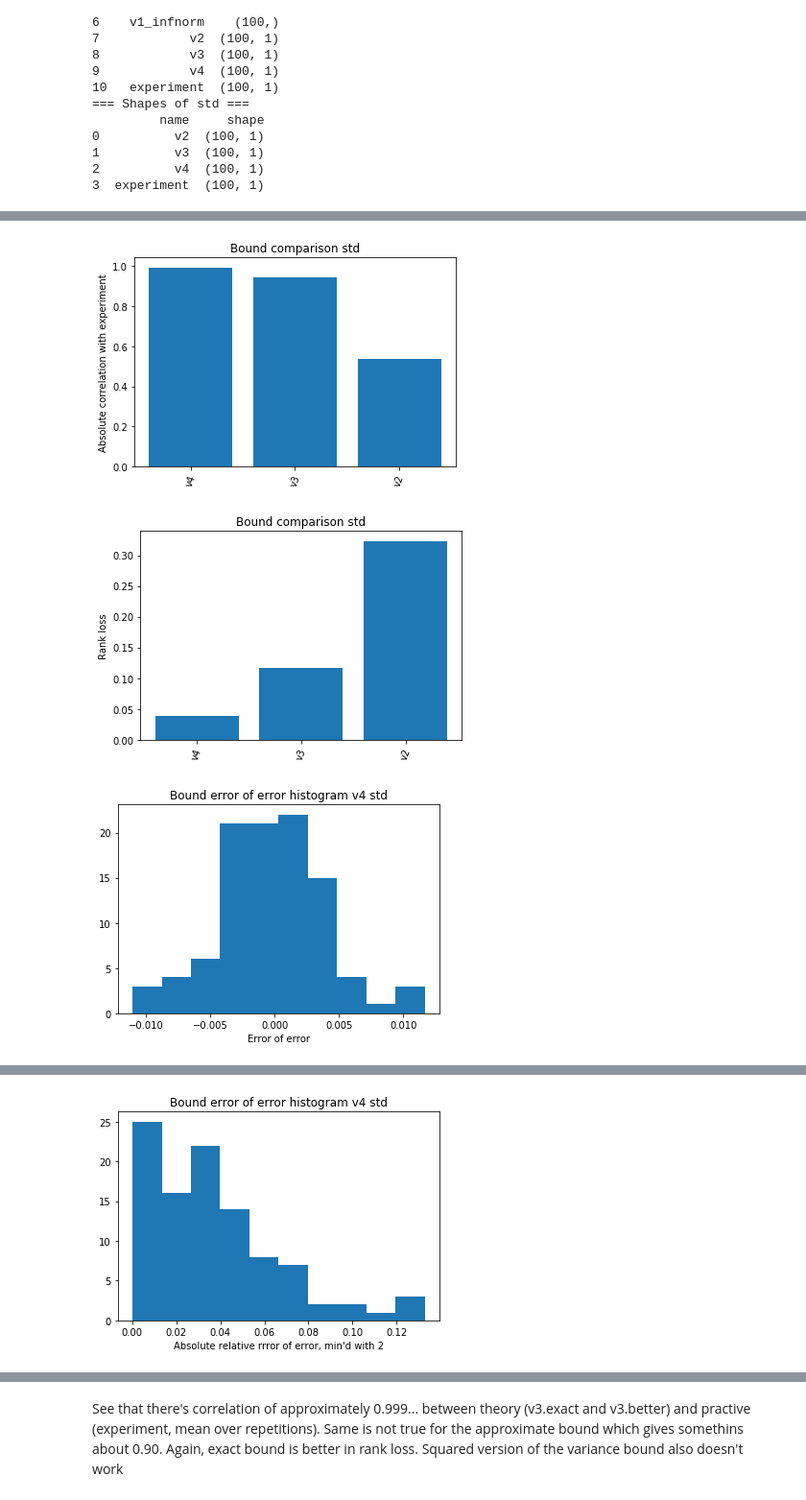
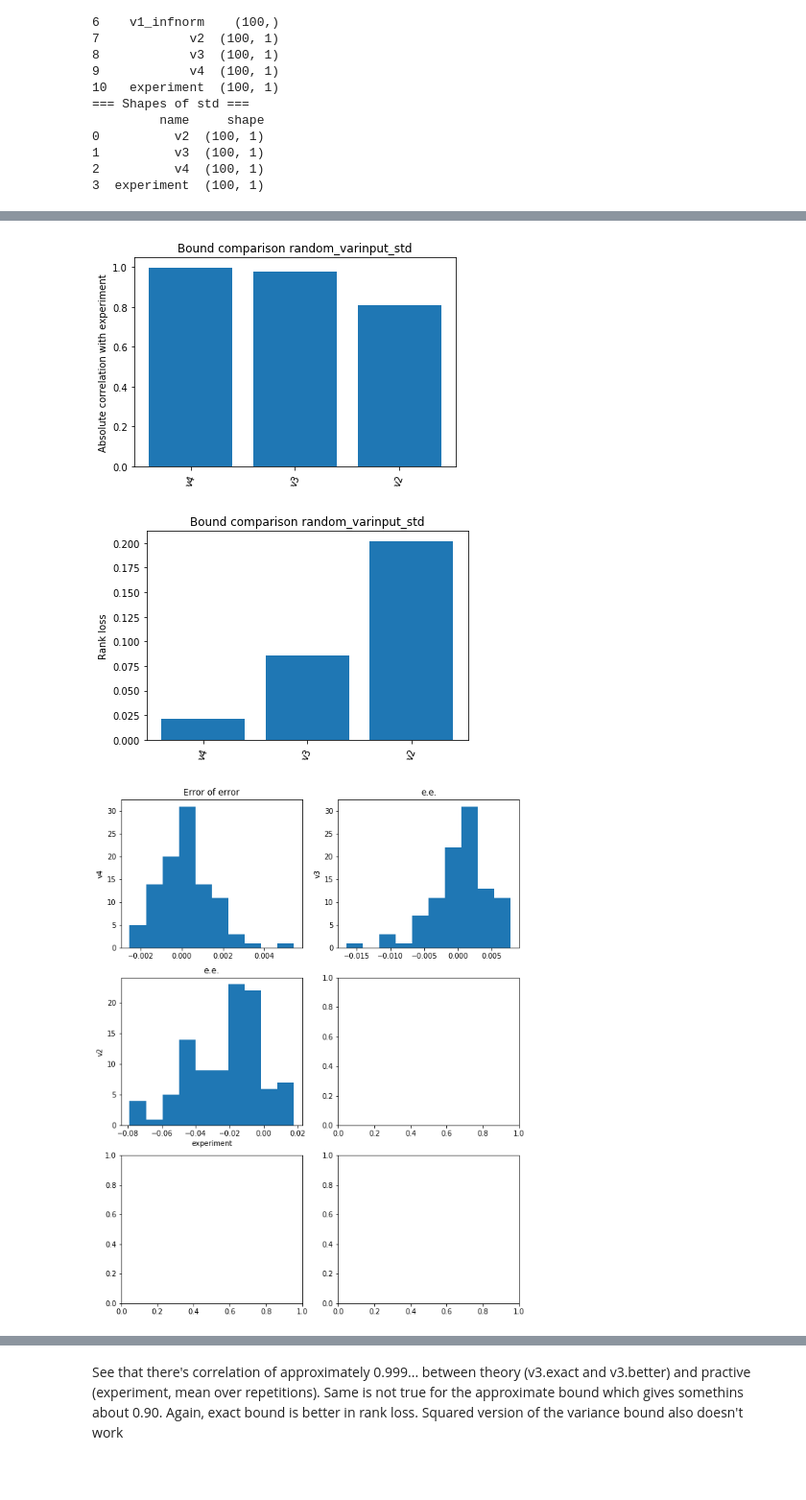
Before and after one commit to LPD-EPFL/nn-fault-tolerance, a Jupyter notebook: ErrorComparisonRandom.ipynb, the cells around one changed output, grey strips where cells are left out. Shown at 96% size. Saved outputs shown, nothing was run; the diff lists cells and outputs as text; code cells hidden in the pictures; blank space fills up the shorter version.

Commit message:
Add plots for random experiment

```diff
--- a/ErrorComparisonRandom.ipynb
+++ b/ErrorComparisonRandom.ipynb
@@ -87,6 +87,6 @@ exp.process_scalar_output(rmean, 'random_varinput_mean')
 # %%
-exp.process_scalar_output(rstd, 'std')
+exp.process_scalar_output(rstd, 'random_varinput_std')
 # %% [output]
-[figure, old version]
+[figure, new version]
-[figure, old version]
+[figure, new version]
-[figure, old version]
+[figure, new version]
@@ -95 +94,0 @@ exp.process_scalar_output(rstd, 'std')
-[figure, removed]
```
Also changed, not shown: parts of 4 cells of this notebook, 20 other files.
